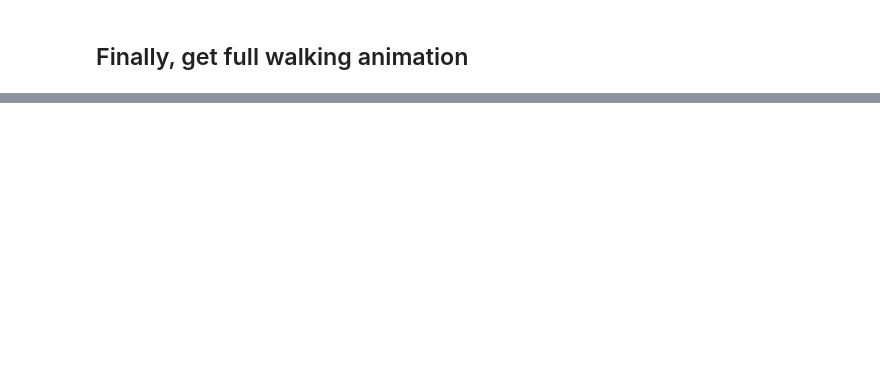
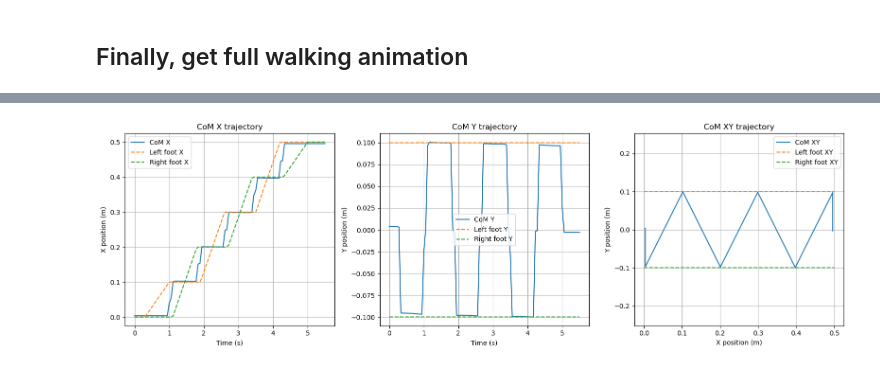
Before and after one commit to Kabanya/physics-in-game-2025-mipt, a Jupyter notebook: hw-20-pinocchio/_talos_CoM_Zmp.ipynb, the cells around one changed output, grey strips where cells are left out. Drawn from its saved outputs; the diff is of its cells as text; code cells hidden in the pictures; blank space fills up the shorter version.

```diff
--- a/hw-20-pinocchio/_talos_CoM_Zmp.ipynb
+++ b/hw-20-pinocchio/_talos_CoM_Zmp.ipynb
@@ -431,4 +440,6 @@ animator.animate(t_total)
 # %%
-Plotter.plot_time_series(com_trajectory_function, left_ank, right_ank, t_total)
+Plotter.plot_time_series(com_traj, left_ank, right_ank, t_total)
+# %% [output]
+[figure, added]
 # %%
 Plotter.plot_zmp_com_feet(zmp_traj, com_traj, left_ank, right_ank, t_total, DT)
```
Also changed, not shown: parts of 12 cells of this notebook, 1 other file.
